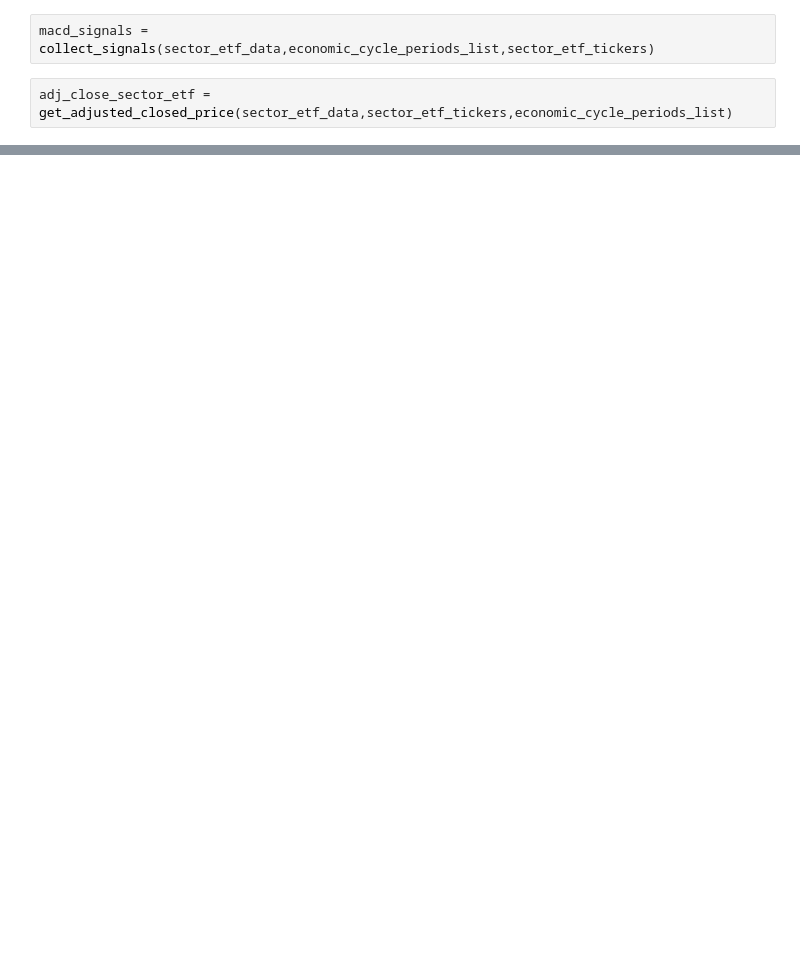
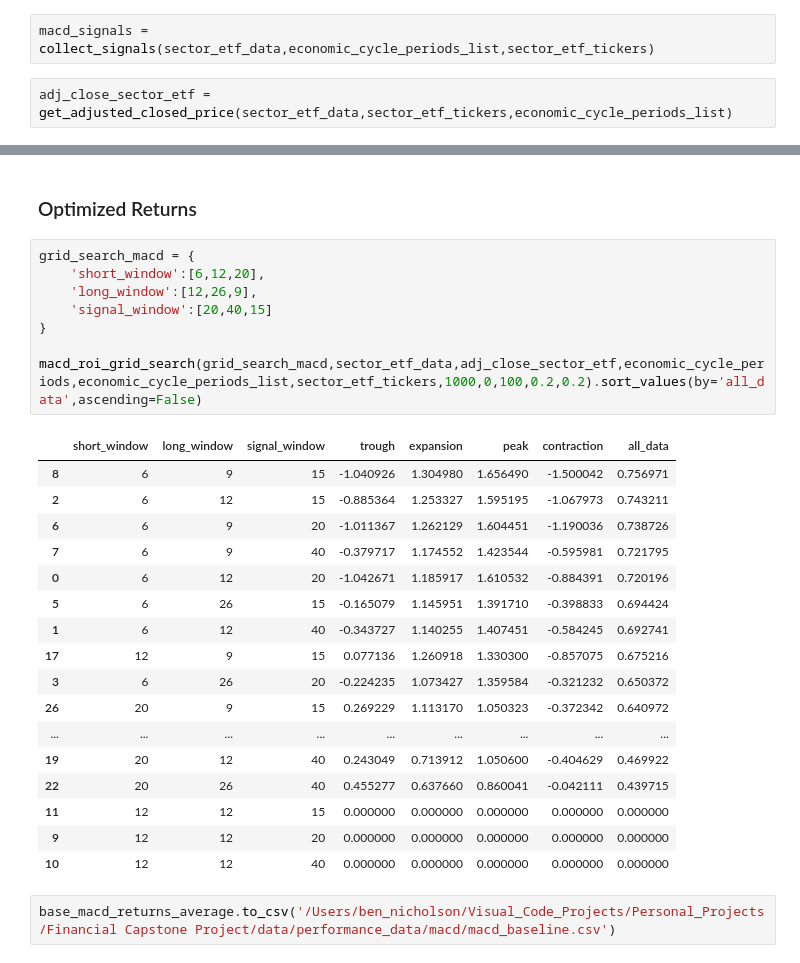
Before and after one commit to bennicholson2/Enhancing-Technical-Analysis-with-Data-Science, a Jupyter notebook: Technical Analysis/macd.ipynb, the cells around one changed output, grey strips where cells are left out. Cells and saved outputs as stored; diff of their text form; blank space fills up the shorter version.

```diff
--- a/Technical Analysis/macd.ipynb
+++ b/Technical Analysis/macd.ipynb
@@ -439,0 +462,30 @@ macd_investment = zip_calculate_stock_roi(macd_signals,adj_close_sector_etf,econ
+# %% [markdown]
+### Optimized Returns
+# %%
+grid_search_macd = {
+    'short_window':[6,12,20],
+    'long_window':[12,26,9],
+    'signal_window':[20,40,15]
+}
+
+macd_roi_grid_search(grid_search_macd,sector_etf_data,adj_close_sector_etf,economic_cycle_periods,economic_cycle_periods_list,sector_etf_tickers,1000,0,100,0.2,0.2).sort_values(by='all_data',ascending=False)
+# %% [output]
+|  | short_window | long_window | signal_window | trough | expansion | peak | contraction | all_data |
+| 8 | 6 | 9 | 15 | -1.040926 | 1.304980 | 1.656490 | -1.500042 | 0.756971 |
+| 2 | 6 | 12 | 15 | -0.885364 | 1.253327 | 1.595195 | -1.067973 | 0.743211 |
+| 6 | 6 | 9 | 20 | -1.011367 | 1.262129 | 1.604451 | -1.190036 | 0.738726 |
+| 7 | 6 | 9 | 40 | -0.379717 | 1.174552 | 1.423544 | -0.595981 | 0.721795 |
+| 0 | 6 | 12 | 20 | -1.042671 | 1.185917 | 1.610532 | -0.884391 | 0.720196 |
+| 5 | 6 | 26 | 15 | -0.165079 | 1.145951 | 1.391710 | -0.398833 | 0.694424 |
+| 1 | 6 | 12 | 40 | -0.343727 | 1.140255 | 1.407451 | -0.584245 | 0.692741 |
+| 17 | 12 | 9 | 15 | 0.077136 | 1.260918 | 1.330300 | -0.857075 | 0.675216 |
+| 3 | 6 | 26 | 20 | -0.224235 | 1.073427 | 1.359584 | -0.321232 | 0.650372 |
+| 26 | 20 | 9 | 15 | 0.269229 | 1.113170 | 1.050323 | -0.372342 | 0.640972 |
+| ... | ... | ... | ... | ... | ... | ... | ... | ... |
+| 19 | 20 | 12 | 40 | 0.243049 | 0.713912 | 1.050600 | -0.404629 | 0.469922 |
+| 22 | 20 | 26 | 40 | 0.455277 | 0.637660 | 0.860041 | -0.042111 | 0.439715 |
+| 11 | 12 | 12 | 15 | 0.000000 | 0.000000 | 0.000000 | 0.000000 | 0.000000 |
+| 9 | 12 | 12 | 20 | 0.000000 | 0.000000 | 0.000000 | 0.000000 | 0.000000 |
+| 10 | 12 | 12 | 40 | 0.000000 | 0.000000 | 0.000000 | 0.000000 | 0.000000 |
+# %%
+base_macd_returns_average.to_csv('/Users/ben_nicholson/Visual_Code_Projects/Personal_Projects/Financial Capstone Project/data/performance_data/macd/macd_baseline.csv')
```
Also changed, not shown: parts of 20 cells of this notebook, 19 other files.
